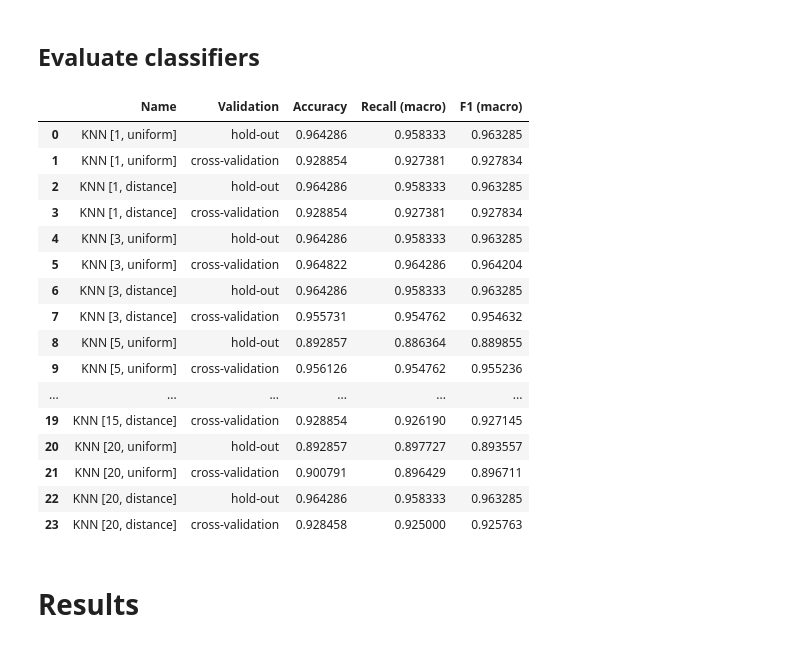
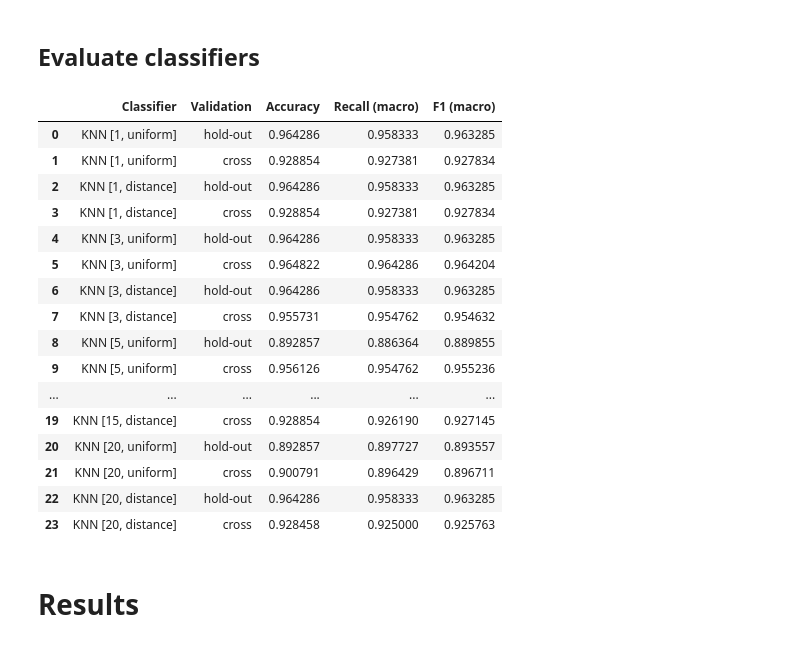
Before and after one commit to hoverslam/ml-projects, a Jupyter notebook: iris/iris.ipynb, the cells around one changed output. Drawn from its saved outputs; the diff is of its cells as text; code cells hidden in the pictures.

```diff
--- a/iris/iris.ipynb
+++ b/iris/iris.ipynb
@@ -205,36 +211,36 @@ def cross_validation(clf, X_train, y_train):
 # %%
 def evaluate_classifiers(clf_dict, X_train, y_train):
     results = list()
     for i, (key, clf) in enumerate(clf_dict.items()):
         accuracy, recall, f1, model = holdout(clf, X_train, y_train)
         results.append([key, "hold-out", accuracy, recall, f1, model])
         accuracy, recall, f1, model = cross_validation(clf, X_train, y_train)
-        results.append([key, "cross-validation", accuracy, recall, f1, model])
+        results.append([key, "cross", accuracy, recall, f1, model])
 
     return(results)
 
 results = evaluate_classifiers(knn_classifiers, X_train_scaled, y_train_encoded)
-results_df = pd.DataFrame(results, columns =['Name', 'Validation', "Accuracy", "Recall (macro)", "F1 (macro)", "Model"])
+results_df = pd.DataFrame(results, columns =['Classifier', 'Validation', "Accuracy", "Recall (macro)", "F1 (macro)", "Model"])
 results_df.drop("Model", axis=1, inplace=True)
 results_df
 # %% [output]
-|  | Name | Validation | Accuracy | Recall (macro) | F1 (macro) |
+|  | Classifier | Validation | Accuracy | Recall (macro) | F1 (macro) |
 | 0 | KNN [1, uniform] | hold-out | 0.964286 | 0.958333 | 0.963285 |
-| 1 | KNN [1, uniform] | cross-validation | 0.928854 | 0.927381 | 0.927834 |
+| 1 | KNN [1, uniform] | cross | 0.928854 | 0.927381 | 0.927834 |
 | 2 | KNN [1, distance] | hold-out | 0.964286 | 0.958333 | 0.963285 |
-| 3 | KNN [1, distance] | cross-validation | 0.928854 | 0.927381 | 0.927834 |
+| 3 | KNN [1, distance] | cross | 0.928854 | 0.927381 | 0.927834 |
 | 4 | KNN [3, uniform] | hold-out | 0.964286 | 0.958333 | 0.963285 |
-| 5 | KNN [3, uniform] | cross-validation | 0.964822 | 0.964286 | 0.964204 |
+| 5 | KNN [3, uniform] | cross | 0.964822 | 0.964286 | 0.964204 |
 | 6 | KNN [3, distance] | hold-out | 0.964286 | 0.958333 | 0.963285 |
-| 7 | KNN [3, distance] | cross-validation | 0.955731 | 0.954762 | 0.954632 |
+| 7 | KNN [3, distance] | cross | 0.955731 | 0.954762 | 0.954632 |
 | 8 | KNN [5, uniform] | hold-out | 0.892857 | 0.886364 | 0.889855 |
-| 9 | KNN [5, uniform] | cross-validation | 0.956126 | 0.954762 | 0.955236 |
+| 9 | KNN [5, uniform] | cross | 0.956126 | 0.954762 | 0.955236 |
 | ... | ... | ... | ... | ... | ... |
-| 19 | KNN [15, distance] | cross-validation | 0.928854 | 0.926190 | 0.927145 |
+| 19 | KNN [15, distance] | cross | 0.928854 | 0.926190 | 0.927145 |
 | 20 | KNN [20, uniform] | hold-out | 0.892857 | 0.897727 | 0.893557 |
-| 21 | KNN [20, uniform] | cross-validation | 0.900791 | 0.896429 | 0.896711 |
+| 21 | KNN [20, uniform] | cross | 0.900791 | 0.896429 | 0.896711 |
 | 22 | KNN [20, distance] | hold-out | 0.964286 | 0.958333 | 0.963285 |
-| 23 | KNN [20, distance] | cross-validation | 0.928458 | 0.925000 | 0.925763 |
+| 23 | KNN [20, distance] | cross | 0.928458 | 0.925000 | 0.925763 |
 # %% [markdown]
 # Results
 # %% [markdown]
```
Also changed, not shown: parts of 4 cells of this notebook.
